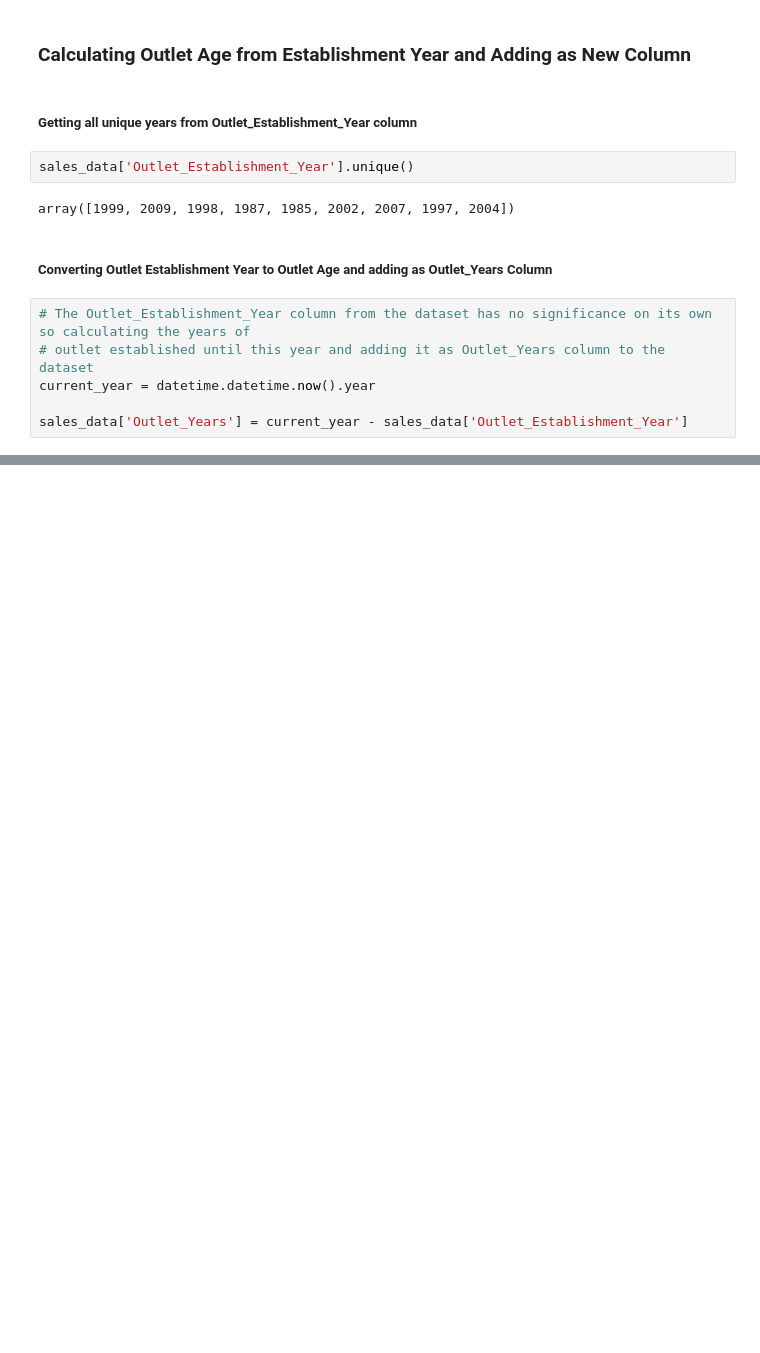
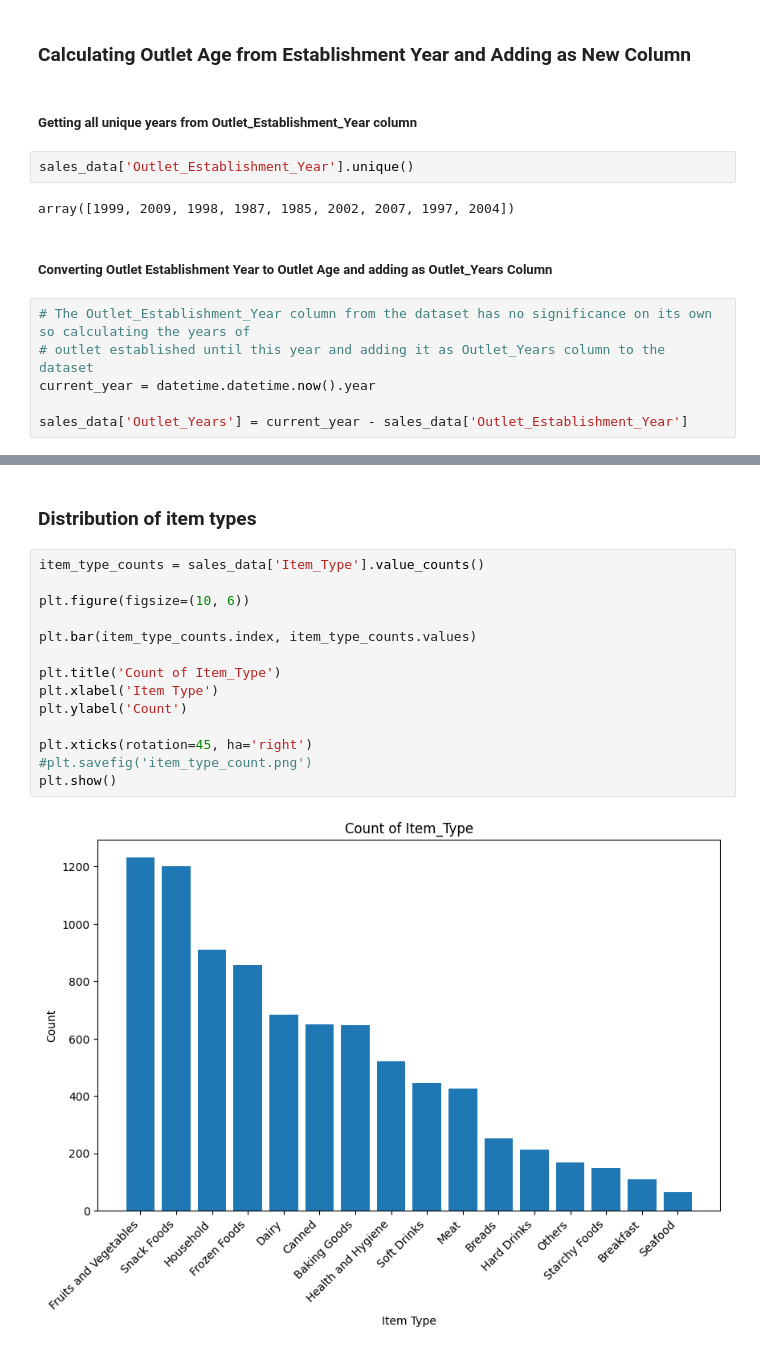
Before and after one commit to amisha26/Hands-on-Machine-Learning, a Jupyter notebook: sales_forecasting_project/sales_forecast.ipynb, the cells around one changed output, grey strips where cells are left out. Drawn from its saved outputs; the diff is of its cells as text; blank space fills up the shorter version.

Commit message:
visualisation started

```diff
--- a/sales_forecasting_project/sales_forecast.ipynb
+++ b/sales_forecasting_project/sales_forecast.ipynb
@@ -443,0 +464,18 @@ sales_data['Outlet_Years'] = current_year - sales_data['Outlet_Establishment_Yea
+# %% [markdown]
+### Distribution of item types
+# %%
+item_type_counts = sales_data['Item_Type'].value_counts()
+
+plt.figure(figsize=(10, 6))
+
+plt.bar(item_type_counts.index, item_type_counts.values)
+
+plt.title('Count of Item_Type')
+plt.xlabel('Item Type')
+plt.ylabel('Count')
+
+plt.xticks(rotation=45, ha='right')
+#plt.savefig('item_type_count.png')
+plt.show()
+# %% [output]
+[figure, added]
```
Also changed, not shown: parts of 4 cells of this notebook.
